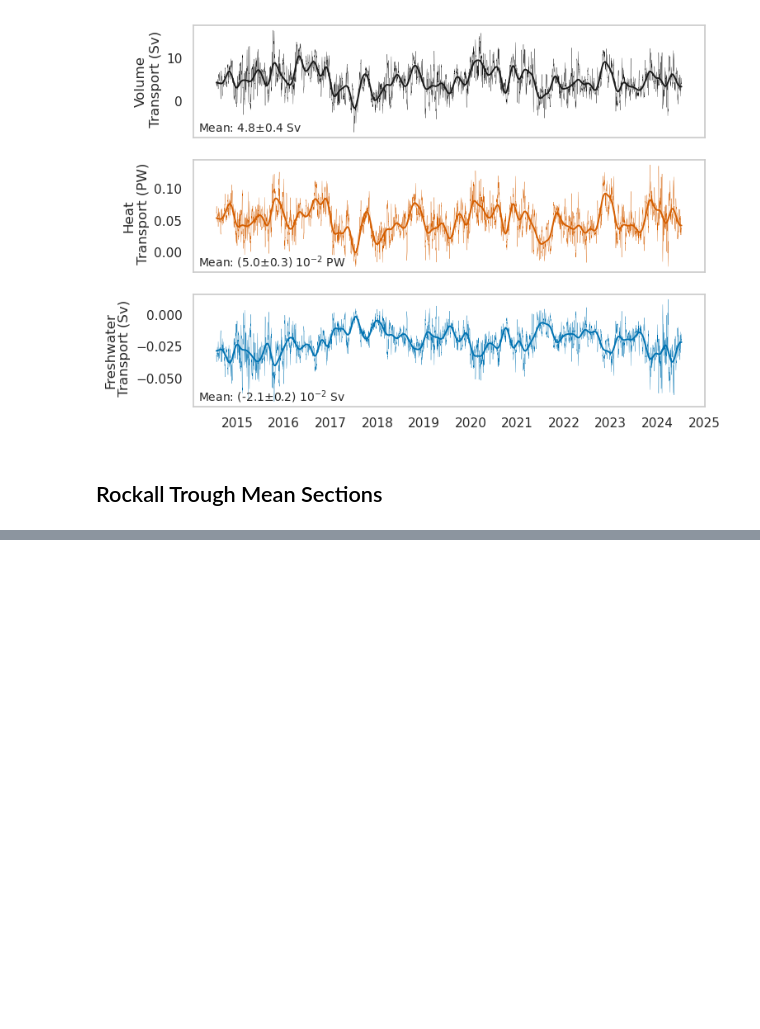
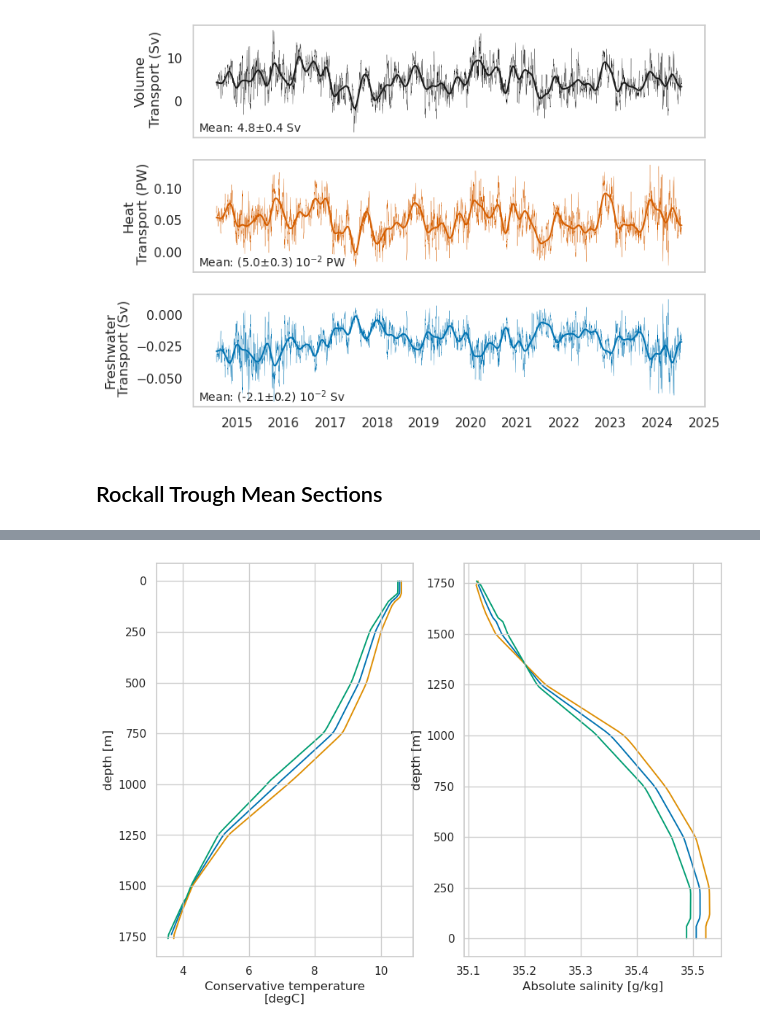
Before and after one commit to ScotMarPhys/Rockall_Trough_Transports, a Jupyter notebook: notebooks/05_afox_Rockall_Trough_transports_2014_2024_v1.ipynb, the cells around one changed output, grey strips where cells are left out. Cells and saved outputs as stored; diff of their text form; code cells hidden in the pictures; blank space fills up the shorter version.

```diff
--- a/notebooks/05_afox_Rockall_Trough_transports_2014_2024_v1.ipynb
+++ b/notebooks/05_afox_Rockall_Trough_transports_2014_2024_v1.ipynb
@@ -593,0 +934,16 @@ fig.savefig(fig_out_path/f'Rockall_Trough_depth_accumulated_mean_transports_{dat
+# %%
+fig,axs = plt.subplots(1,2,figsize=[10,7])
+
+ax=axs[0]
+ds_q_RT_1.MB_CT.mean('TIME').plot(ax=ax,y='depth')
+ds_q_RT_1.EW_CT.mean('TIME').plot(ax=ax,y='depth')
+ds_q_RT_1.WW_CT.mean('TIME').plot(ax=ax,y='depth')
+ax.invert_yaxis()
+ax=axs[1]
+ds_q_RT_1.MB_SA.mean('TIME').plot(ax=ax,y='depth')
+ds_q_RT_1.EW_SA.mean('TIME').plot(ax=ax,y='depth')
+ds_q_RT_1.WW_SA.mean('TIME').plot(ax=ax,y='depth')
+ax.invert_yaxis()
+ax.invert_yaxis()
+# %% [output]
+[figure, added]
```
Also changed, not shown: parts of 48 cells of this notebook, 19 other files.
